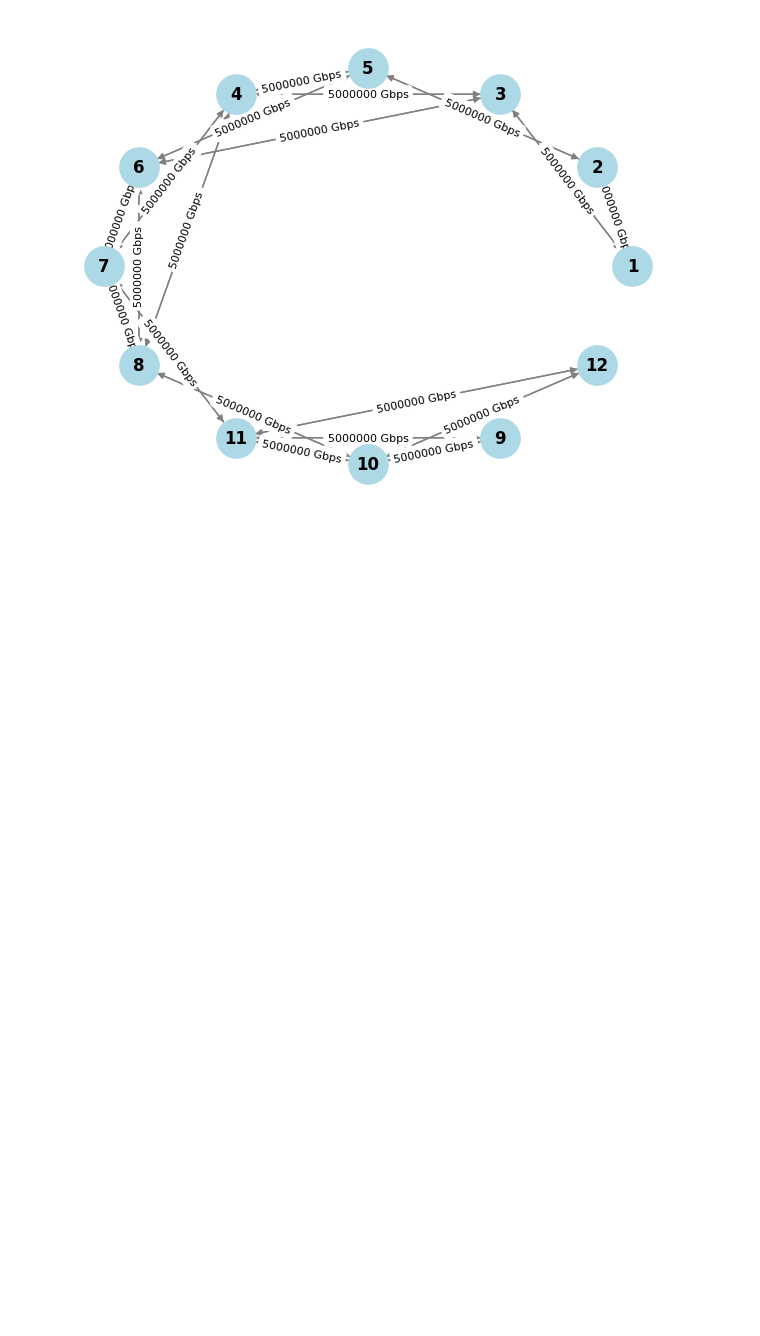
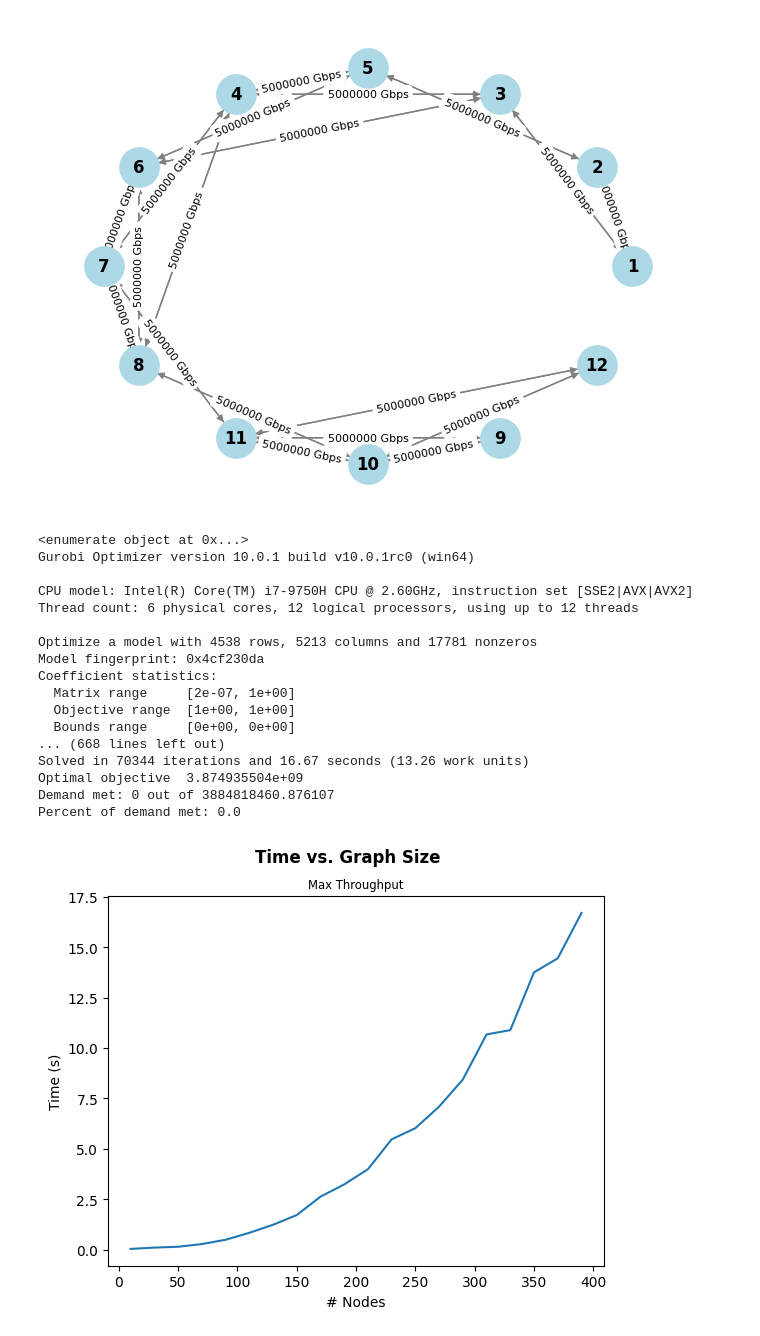
Before and after one commit to richardshkimm/te-project-dao, a Jupyter notebook: graphs.ipynb, the cells around one changed output. Saved outputs shown, nothing was run; the diff lists cells and outputs as text; code cells hidden in the pictures; blank space fills up the shorter version.

Commit message:
extra credit graphs

```diff
--- a/graphs.ipynb
+++ b/graphs.ipynb
@@ -5,3 +5,39 @@ graph = parse_topology('topology.txt')
 draw(graph)
 # %% [output]
 [figure]
+# %%
+import matplotlib.pyplot as plt
+
+times = []
+for size in range(10, 401, 20):
+    graph = generate_graph(size)
+    demands = generate_demands(size)
+    model, flow = create_mcf_model(graph, demands)
+    times.append(model.Runtime)
+
+plt.plot(list(range(10, 401, 20)),times)
+plt.suptitle('Time vs. Graph Size', fontweight='bold')
+plt.title('Max Throughput',fontsize='small')
+plt.xlabel('# Nodes')
+plt.ylabel('Time (s)')
+plt.savefig('extra-credit.png')
+plt.show()
+# %% [output]
+<enumerate object at 0x...>
+Gurobi Optimizer version 10.0.1 build v10.0.1rc0 (win64)
+
+CPU model: Intel(R) Core(TM) i7-9750H CPU @ 2.60GHz, instruction set [SSE2|AVX|AVX2]
+Thread count: 6 physical cores, 12 logical processors, using up to 12 threads
+
+Optimize a model with 4538 rows, 5213 columns and 17781 nonzeros
+Model fingerprint: 0x4cf230da
+Coefficient statistics:
+  Matrix range     [2e-07, 1e+00]
+  Objective range  [1e+00, 1e+00]
+  Bounds range     [0e+00, 0e+00]
+... (668 lines left out)
+Solved in 70344 iterations and 16.67 seconds (13.26 work units)
+Optimal objective  3.874935504e+09
+Demand met: 0 out of 3884818460.876107
+Percent of demand met: 0.0
+[figure, added]
```
Also changed, not shown: 2 other files.
